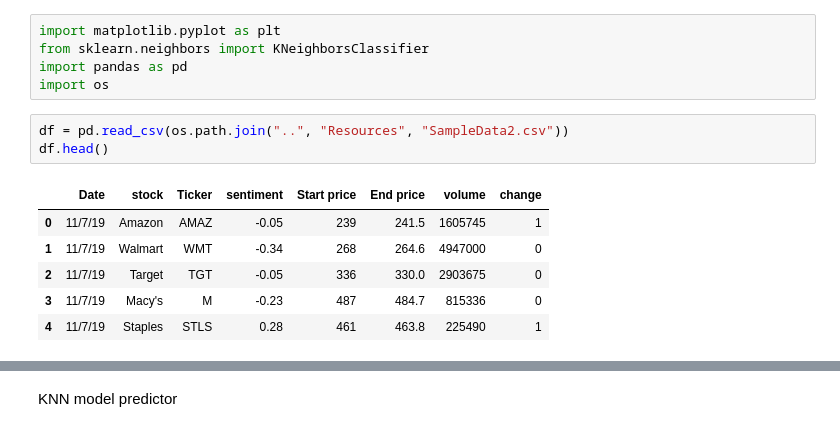
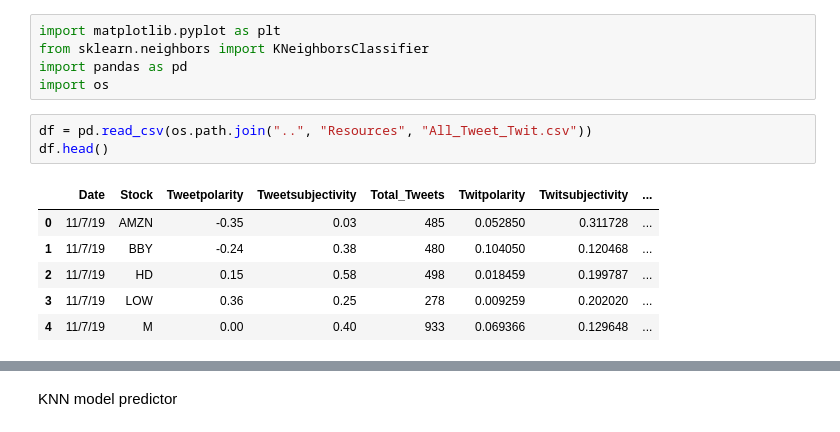
Before and after one commit to gofish1234/MachineLearning, a Jupyter notebook: SampleDataTest.ipynb, the cells around one changed output, grey strips where cells are left out. Saved outputs shown, nothing was run; the diff lists cells and outputs as text.

```diff
--- a/SampleDataTest.ipynb
+++ b/SampleDataTest.ipynb
@@ -4,13 +4,13 @@ from sklearn.neighbors import KNeighborsClassifier
 import pandas as pd
 import os
 # %%
-df = pd.read_csv(os.path.join("..", "Resources", "SampleData2.csv"))
+df = pd.read_csv(os.path.join("..", "Resources", "All_Tweet_Twit.csv"))
 df.head()
 # %% [output]
-|  | Date | stock | Ticker | sentiment | Start price | End price | volume | change |
-| 0 | 11/7/19 | Amazon | AMAZ | -0.05 | 239 | 241.5 | 1605745 | 1 |
-| 1 | 11/7/19 | Walmart | WMT | -0.34 | 268 | 264.6 | 4947000 | 0 |
-| 2 | 11/7/19 | Target | TGT | -0.05 | 336 | 330.0 | 2903675 | 0 |
-| 3 | 11/7/19 | Macy's | M | -0.23 | 487 | 484.7 | 815336 | 0 |
-| 4 | 11/7/19 | Staples | STLS | 0.28 | 461 | 463.8 | 225490 | 1 |
+|  | Date | Stock | Tweetpolarity | Tweetsubjectivity | Total_Tweets | Twitpolarity | Twitsubjectivity | ... |
+| 0 | 11/7/19 | AMZN | -0.35 | 0.03 | 485 | 0.052850 | 0.311728 | ... |
+| 1 | 11/7/19 | BBY | -0.24 | 0.38 | 480 | 0.104050 | 0.120468 | ... |
+| 2 | 11/7/19 | HD | 0.15 | 0.58 | 498 | 0.018459 | 0.199787 | ... |
+| 3 | 11/7/19 | LOW | 0.36 | 0.25 | 278 | 0.009259 | 0.202020 | ... |
+| 4 | 11/7/19 | M | 0.00 | 0.40 | 933 | 0.069366 | 0.129648 | ... |
 # %%
```
Also changed, not shown: parts of 26 cells of this notebook.
